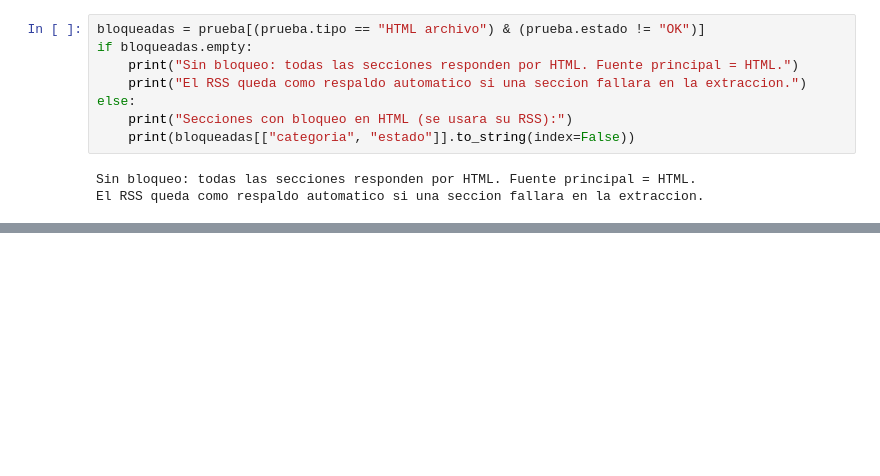
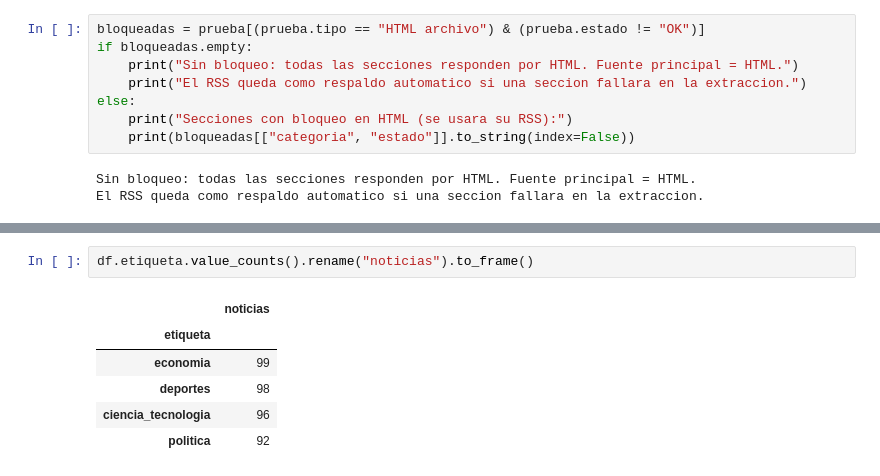
Before and after one commit to grey-d18/grey_diplomado, a Jupyter notebook: tarea_1/01_recoleccion.ipynb, the cells around one changed output, grey strips where cells are left out. Drawn from its saved outputs; the diff is of its cells as text; blank space fills up the shorter version.

```diff
--- a/tarea_1/01_recoleccion.ipynb
+++ b/tarea_1/01_recoleccion.ipynb
@@ -199,0 +411,9 @@ El RSS queda como respaldo automatico si una seccion fallara en la extraccion.
+# %%
+df.etiqueta.value_counts().rename("noticias").to_frame()
+# %% [output]
+|  | noticias |
+| etiqueta |  |
+| economia | 99 |
+| deportes | 98 |
+| ciencia_tecnologia | 96 |
+| politica | 92 |
```
Also changed, not shown: parts of 8 cells of this notebook.
